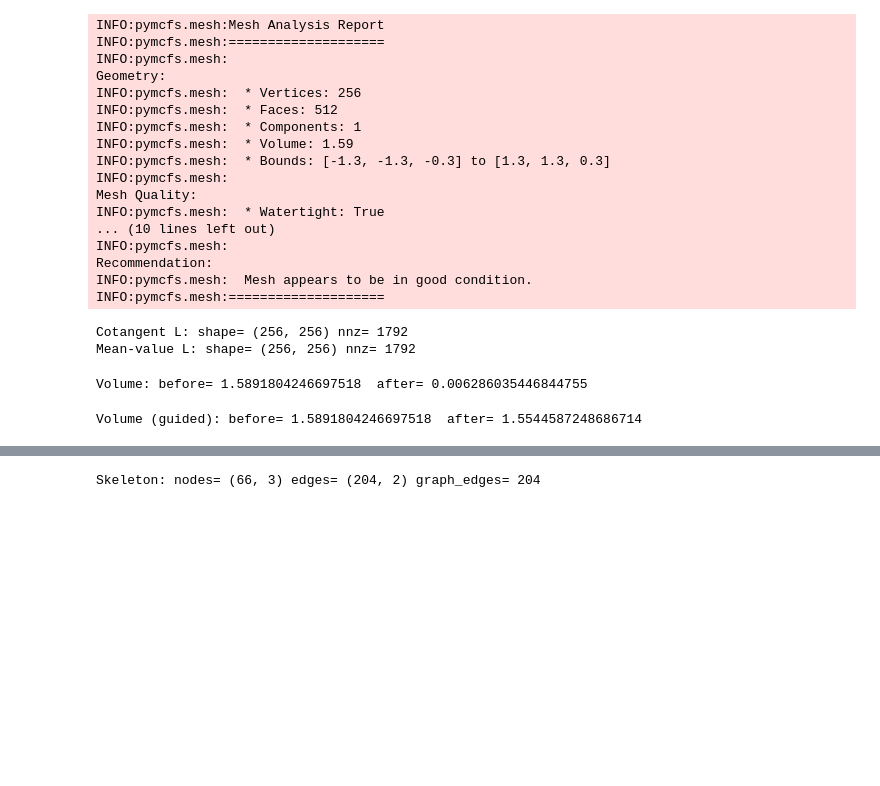
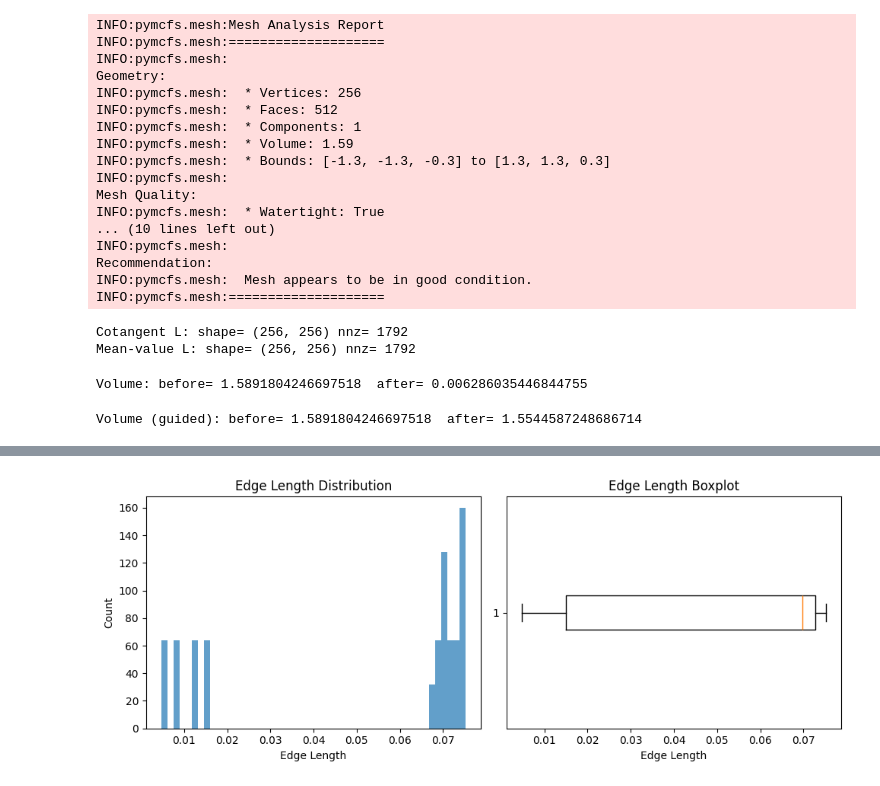
Before and after one commit to jmrfox/pymcfs, a Jupyter notebook: notebooks/demo.ipynb, the cells around one changed output, grey strips where cells are left out. Saved outputs shown, nothing was run; the diff lists cells and outputs as text; code cells hidden in the pictures; blank space fills up the shorter version.

```diff
--- a/notebooks/demo.ipynb
+++ b/notebooks/demo.ipynb
@@ -127,30 +127,50 @@ Thinned mesh V/F: (66, 3) (128, 3)
 # %%
-skel = skeletonize(
+# DEBUG: Analyze edge length distributions before skeletonization
+import matplotlib.pyplot as plt
+from scipy.spatial.distance import pdist, squareform
+
+# First run MCF to get contracted mesh
+mcf_debug = mean_curvature_flow(
     mesh,
-    mcf_dt=2e-2,
-    mcf_iters=50,
+    dt=2e-2,
+    iterations=50,
     laplacian_type="cotangent",
-    guidance_type=None,        # or "voronoi" with guidance_weight > 0.0
-    guidance_weight=0.0,
-    build_graph="mesh",        # or "knn"
-    knn=12,
-    length_quantile=0.7,       # prune leaf stubs
-    collapse_passes=3,
-    collapse_percentile=0.3,
-    preserve_branch_degree=3,
-    collapse_mode="percentile",
-    collapse_ratio=0.1,
-    collapse_domain="graph",   # "graph" or "mesh_only"
-    compress_chains=True,
-    medial_protect=False,      # pair with guidance_type="voronoi"
-    medial_protect_threshold=0.5,
-    resample_spacing=None,     # e.g., 0.02 for uniform spacing
-    graph_collapse_mode="percentile",
-    graph_collapse_ratio=0.1,
-    closest_pole_policy=False, # pair with guidance_type="voronoi"
-    closest_pole_tol=1.05,
-    verbose=True,
+    laplacian_secure=True,
+    guidance_type=None,
 )
-print("Skeleton: nodes=", skel.nodes.shape, "edges=", skel.edges.shape, "graph_edges=", skel.graph.number_of_edges())
-skel.plot_3d();
+
+V_contracted = mcf_debug.vertices
+mesh_contracted = tm.Trimesh(vertices=V_contracted, faces=mesh.faces, process=False)
+
+# Analyze edge lengths on contracted mesh
+edges = mesh_contracted.edges_unique
+edge_lengths = np.linalg.norm(V_contracted[edges[:, 0]] - V_contracted[edges[:, 1]], axis=1)
+
+print(f"Contracted mesh edges: {len(edges)}")
+print(f"Edge length stats: min={edge_lengths.min():.6f}, max={edge_lengths.max():.6f}, mean={edge_lengths.mean():.6f}")
+print(f"Edge length percentiles: 25%={np.percentile(edge_lengths, 25):.6f}, 50%={np.percentile(edge_lengths, 50):.6f}, 75%={np.percentile(edge_lengths, 75):.6f}")
+
+# Test different collapse thresholds
+test_thresholds = [0.1, 0.3, 0.5, 0.7, 0.9]
+for q in test_thresholds:
+    threshold = np.percentile(edge_lengths, q)
+    count_below = np.sum(edge_lengths < threshold)
+    print(f"Threshold at {q*100:.0f} percentile: {threshold:.6f} (affects {count_below} edges)")
+
+plt.figure(figsize=(10, 4))
+plt.subplot(1, 2, 1)
+plt.hist(edge_lengths, bins=50, alpha=0.7)
+plt.xlabel('Edge Length')
+plt.ylabel('Count')
+plt.title('Edge Length Distribution')
+plt.subplot(1, 2, 2)
+plt.boxplot(edge_lengths, vert=False)
+plt.xlabel('Edge Length')
+plt.title('Edge Length Boxplot')
+plt.tight_layout()
+plt.show()
+
+# Visualize contracted mesh
+mm_debug = MeshManager(mesh_contracted)
+mm_debug.visualize_mesh_3d()
 # %% [output]
@@ -177,2 +185,2 @@ INFO:pymcfs.skeleton:Skeleton: after chain compression, nodes=66, edges=204
-Skeleton: nodes= (66, 3) edges= (204, 2) graph_edges= 204
+[figure, added]
 # %%
```
Also changed, not shown: parts of 9 cells of this notebook.
